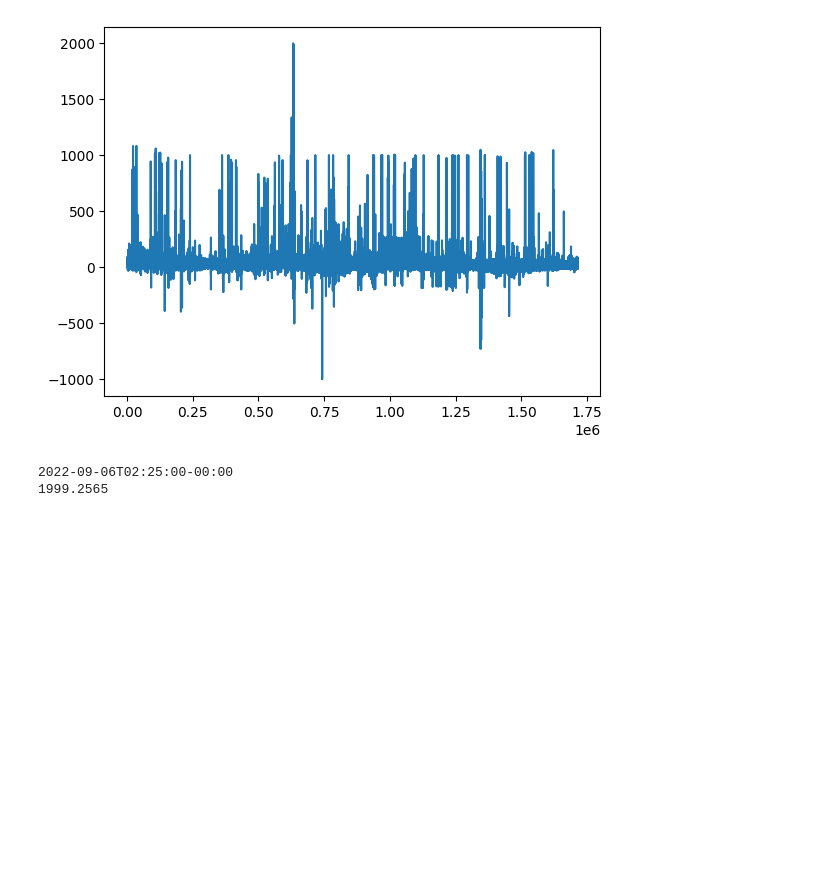
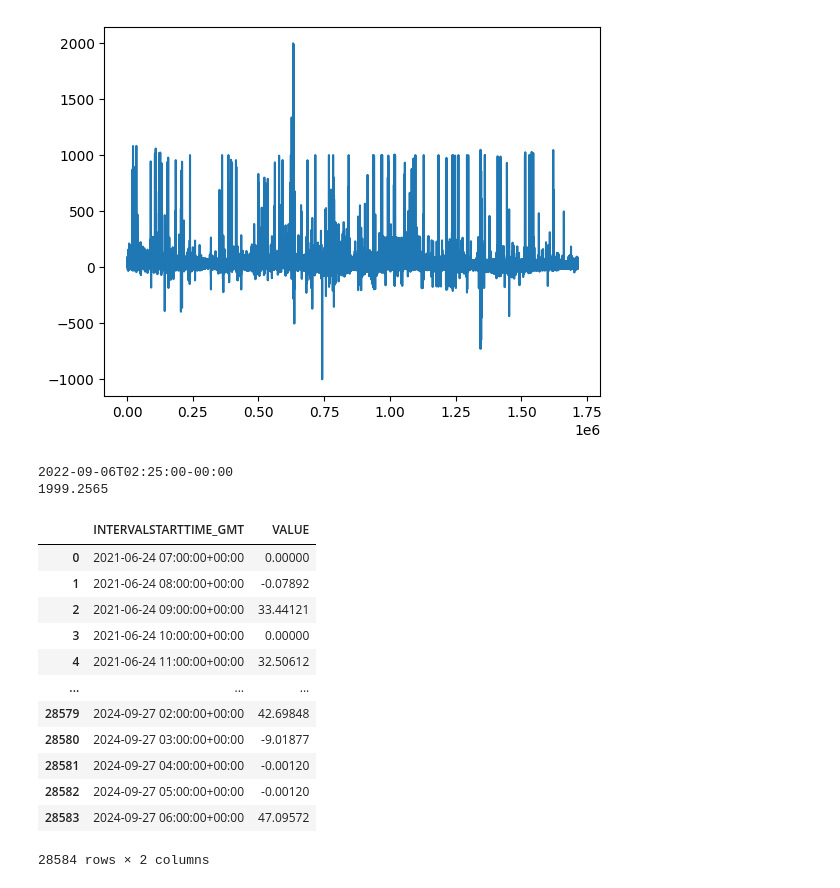
Before and after one commit to nmadev/CAISO-EnergyStorage, a Jupyter notebook: CAISO_LMP_PriceExtraction/PriceExtraction.ipynb, the cells around one changed output. Saved outputs shown, nothing was run; the diff lists cells and outputs as text; code cells hidden in the pictures; blank space fills up the shorter version.

Commit message:
Made hourly aggregates for Eliza

```diff
--- a/CAISO_LMP_PriceExtraction/PriceExtraction.ipynb
+++ b/CAISO_LMP_PriceExtraction/PriceExtraction.ipynb
@@ -136,3 +136,29 @@ print(df_parquet.VALUE[np.argmax(df_parquet.VALUE)])
 # %% [output]
 2022-09-06T02:25:00-00:00
 1999.2565
+# %%
+# Convert INTERVALSTARTTIME_GMT to datetime if it's not already
+df_parquet['INTERVALSTARTTIME_GMT'] = pd.to_datetime(df_parquet['INTERVALSTARTTIME_GMT'])
+
+# Resample on an hourly basis and take the first value of each hour
+resampled_df = df_parquet.resample('H', on='INTERVALSTARTTIME_GMT').first()
+
+# Keep only the start time and value columns
+resampled_df = resampled_df[['VALUE']].reset_index()
+
+# Display the first few rows of the resampled DataFrame
+resampled_df
+# %% [output]
+|  | INTERVALSTARTTIME_GMT | VALUE |
+| 0 | 2021-06-24 07:00:00+00:00 | 0.00000 |
+| 1 | 2021-06-24 08:00:00+00:00 | -0.07892 |
+| 2 | 2021-06-24 09:00:00+00:00 | 33.44121 |
+| 3 | 2021-06-24 10:00:00+00:00 | 0.00000 |
+| 4 | 2021-06-24 11:00:00+00:00 | 32.50612 |
+| ... | ... | ... |
+| 28579 | 2024-09-27 02:00:00+00:00 | 42.69848 |
+| 28580 | 2024-09-27 03:00:00+00:00 | -9.01877 |
+| 28581 | 2024-09-27 04:00:00+00:00 | -0.00120 |
+| 28582 | 2024-09-27 05:00:00+00:00 | -0.00120 |
+| 28583 | 2024-09-27 06:00:00+00:00 | 47.09572 |
+28584 rows × 2 columns
```
Also changed, not shown: parts of 1 cell of this notebook.
